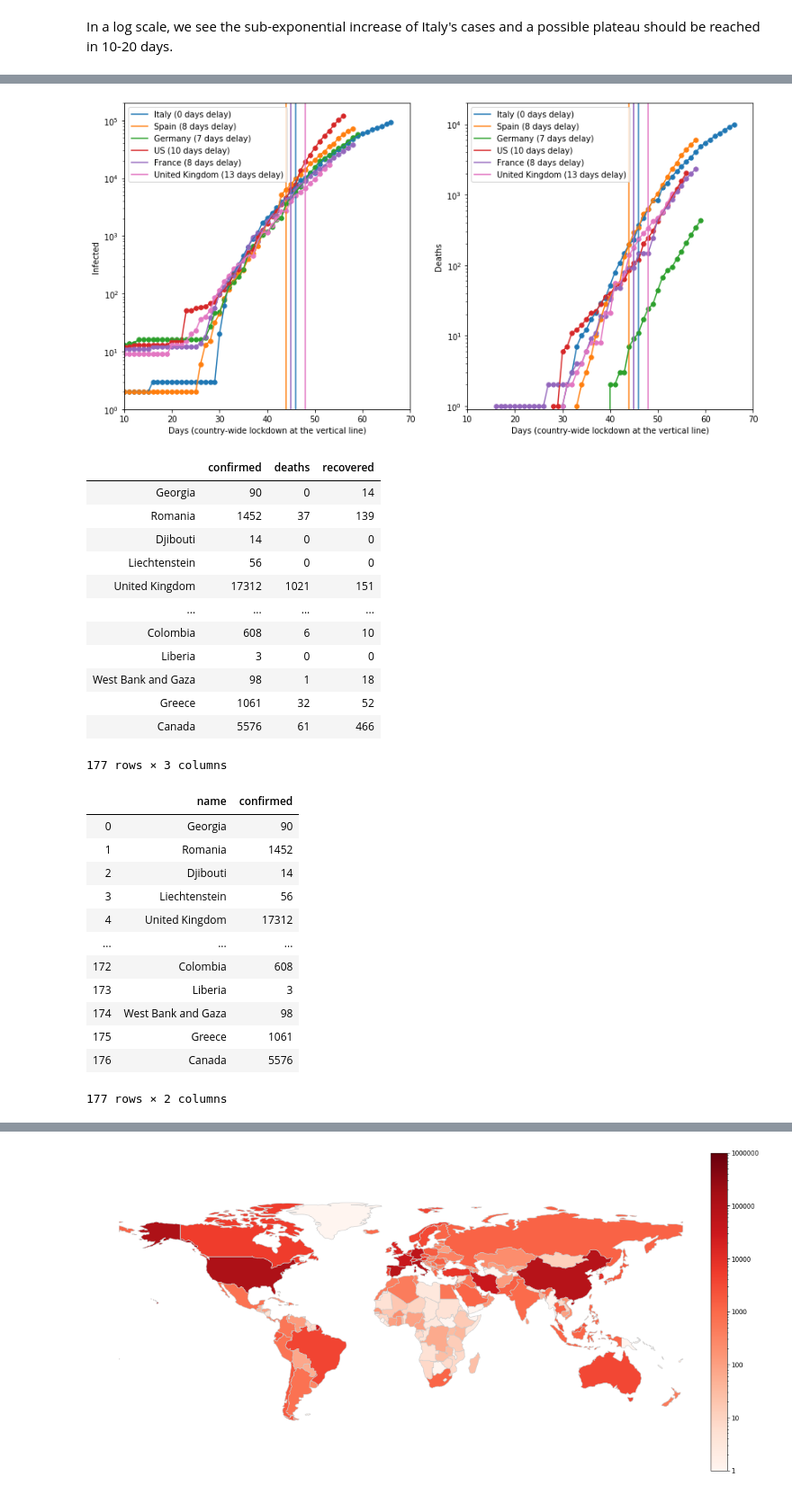
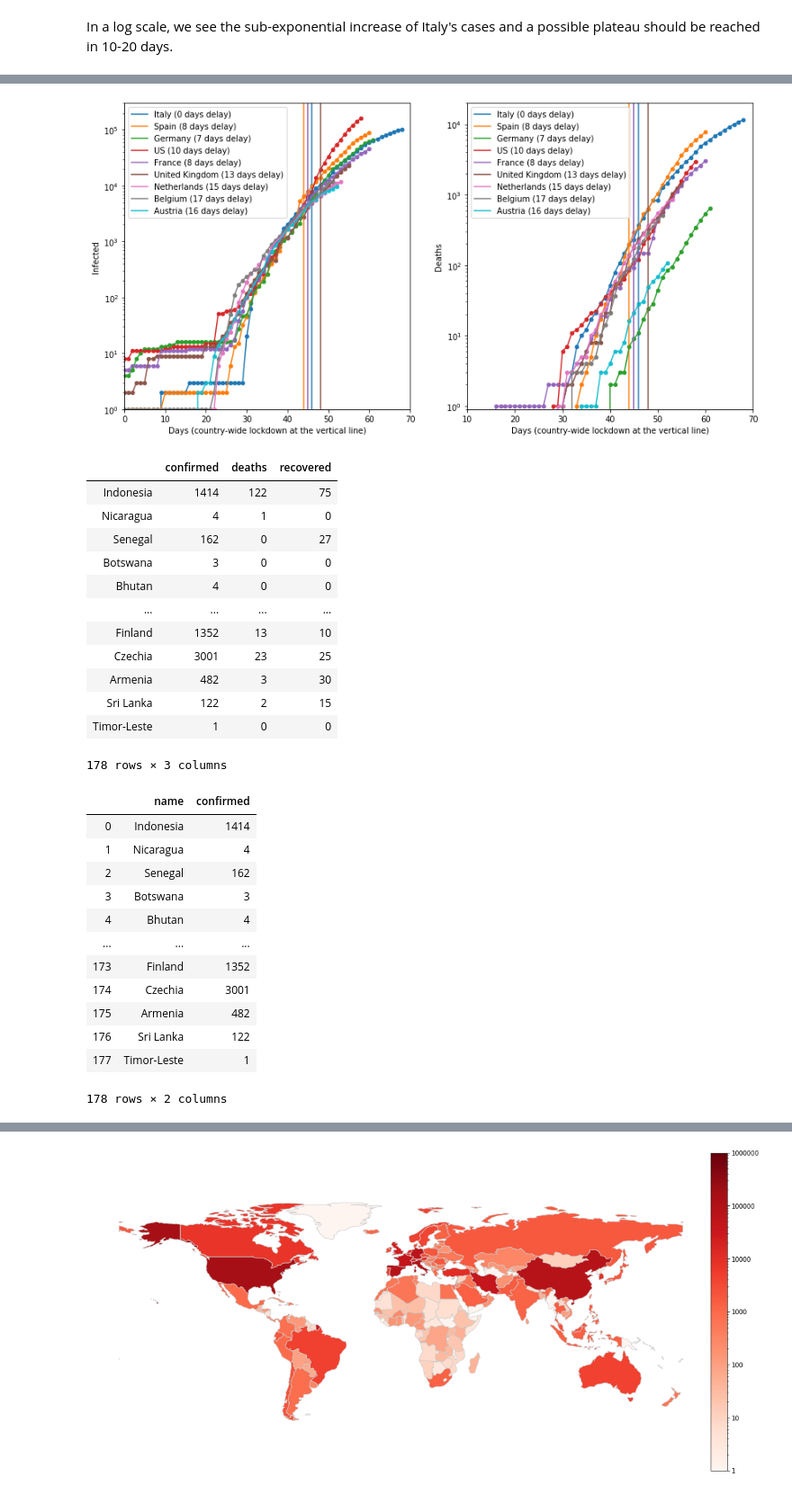
Before and after one commit to giorgionicoletti/COVID-19_preliminary, a Jupyter notebook: analysis.ipynb, the cells around one changed output, grey strips where cells are left out. Shown at 90% size. Cells and saved outputs as stored; diff of their text form; code cells hidden in the pictures.

Commit message:
Data updated to 30-03-2020

```diff
--- a/analysis.ipynb
+++ b/analysis.ipynb
@@ -67,2 +67,17 @@ plt.show()
 # %% [markdown]
 In a log scale, we see the sub-exponential increase of Italy's cases and a possible plateau should be reached in 10-20 days.
+# %%
+data_it_current = []
+
+url = 'https://raw.githubusercontent.com/pcm-dpc/COVID-19/master/dati-andamento-nazionale/dpc-covid19-ita-andamento-nazionale.csv'
+csv_file = request.urlopen(url).read().decode('utf8').split('\n')
+csv_reader = csv.DictReader(csv_file)
+
+for row in csv_reader:
+    data_it_current.append(int(row['totale_attualmente_positivi']))
+
+plt.scatter(days_it, data_it_current, label = 'Italy', s = 20)
+plt.xlabel('Days')
+plt.ylabel('Currently infected')
+plt.legend()
+plt.show()
@@ -69,7 +86,7 @@ In a log scale, we see the sub-exponential increase of Italy's cases and a possi
 # %%
 url = 'https://raw.githubusercontent.com/CSSEGISandData/COVID-19/master/csse_covid_19_data/csse_covid_19_time_series/time_series_covid19_confirmed_global.csv'
 
-clist = ['Italy', 'Spain', 'Germany', 'US', 'France', 'United Kingdom']
+clist = ['Italy', 'Spain', 'Germany', 'US', 'France', 'United Kingdom', 'Netherlands', 'Belgium', 'Austria']
 tlist = []
 
 for country in clist:
@@ -83,7 +100,6 @@ for country in clist:
     tlist.append(np.sum(temp, axis = 0))
 # %%
 url= 'https://raw.githubusercontent.com/CSSEGISandData/COVID-19/master/csse_covid_19_data/csse_covid_19_time_series/time_series_covid19_deaths_global.csv'
-clist = ['Italy', 'Spain', 'Germany', 'US', 'France', 'United Kingdom']
 dlist = []
 
 for country in clist:
@@ -97,44 +113,44 @@ for country in clist:
     dlist.append(np.sum(temp, axis = 0))
 # %%
 days = [np.arange(0, len(t), 1) for t in tlist]
-days_t = [0, 8, 7, 10, 8, 13]
-ld_list = [46, 52, None, None, 53, 61] # 46 is the index for 09/03, 52 for 15/03
-                                         # 61 for 24/03
+days_t = [0, 8, 7, 10, 8, 13, 15, 17, 16]
+ld_list = [46, 52, None, None, 53, 61, None, None, None] # 46 is the index for 09/03, 52 for 15/03
+                                                        # 61 for 24/03
 
 colorlist = plt.cm.tab10(np.linspace(0,len(days_t)/10,len(days_t)))
 fig, ax = plt.subplots(nrows = 1, ncols = 2, figsize = (14,7))
 
 for x, y, l, dt, ld, c in zip(days, tlist, clist, days_t, ld_list, colorlist):
     ax[0].plot(x-dt,y, label = l + ' (' + str(dt) + ' days delay)', color = c)
-    ax[0].scatter(x-dt,y, color = c, s= 30)
+    ax[0].scatter(x-dt,y, color = c, s= 20)
     if ld != None:
         ax[0].axvline(x=ld-dt, color = c)
 
 ax[0].set_xlabel('Days (country-wide lockdown at the vertical line)')
 ax[0].set_ylabel('Infected')
 ax[0].set_yscale('log')
-ax[0].set_xlim(10,70)
-ax[0].set_ylim(1,200000)
+ax[0].set_xlim(0,70)
+ax[0].set_ylim(1,300000)
 ax[0].legend(loc = 2)
 
 for x, y, l, dt, ld, c in zip(days, dlist, clist, days_t, ld_list, colorlist):
     ax[1].plot(x-dt,y, label = l + ' (' + str(dt) + ' days delay)', color = c)
-    ax[1].scatter(x-dt,y, color = c, s = 30)
+    ax[1].scatter(x-dt,y, color = c, s = 20)
     if ld != None:
         ax[1].axvline(x=ld-dt, color = c)
 
 ax[1].set_xlabel('Days (country-wide lockdown at the vertical line)')
 ax[1].set_ylabel('Deaths')
 ax[1].set_yscale('log')
 ax[1].set_xlim(10,70)
 ax[1].set_ylim(0.9,20000)
 ax[1].legend(loc = 2)
 
 
 plt.savefig('countries.png', dpi = 300, bbox_inches = 'tight')
 plt.show()
 # %% [output]
-[figure, old version]
+[figure, new version]
 # %%
 def read_country_data(country_name, url_list, fnames):
     data = []
@@ -179,18 +195,18 @@ cworld_df = current_world_df()
 cworld_df
 # %% [output]
 |  | confirmed | deaths | recovered |
-| Georgia | 90 | 0 | 14 |
-| Romania | 1452 | 37 | 139 |
-| Djibouti | 14 | 0 | 0 |
-| Liechtenstein | 56 | 0 | 0 |
-| United Kingdom | 17312 | 1021 | 151 |
+| Indonesia | 1414 | 122 | 75 |
+| Nicaragua | 4 | 1 | 0 |
+| Senegal | 162 | 0 | 27 |
+| Botswana | 3 | 0 | 0 |
+| Bhutan | 4 | 0 | 0 |
 | ... | ... | ... | ... |
-| Colombia | 608 | 6 | 10 |
-| Liberia | 3 | 0 | 0 |
-| West Bank and Gaza | 98 | 1 | 18 |
-| Greece | 1061 | 32 | 52 |
-| Canada | 5576 | 61 | 466 |
+| Finland | 1352 | 13 | 10 |
+| Czechia | 3001 | 23 | 25 |
+| Armenia | 482 | 3 | 30 |
+| Sri Lanka | 122 | 2 | 15 |
+| Timor-Leste | 1 | 0 | 0 |
-177 rows × 3 columns
+178 rows × 3 columns
 # %%
 def get_df_data(df, fname, new_name = 'Regions'):
     tlist = df[fname].to_list()
@@ -203,18 +219,18 @@ def get_df_data(df, fname, new_name = 'Regions'):
 get_df_data(cworld_df, 'confirmed', new_name = 'name')
 # %% [output]
 |  | name | confirmed |
-| 0 | Georgia | 90 |
-| 1 | Romania | 1452 |
-| 2 | Djibouti | 14 |
-| 3 | Liechtenstein | 56 |
-| 4 | United Kingdom | 17312 |
+| 0 | Indonesia | 1414 |
+| 1 | Nicaragua | 4 |
+| 2 | Senegal | 162 |
+| 3 | Botswana | 3 |
+| 4 | Bhutan | 4 |
 | ... | ... | ... |
-| 172 | Colombia | 608 |
-| 173 | Liberia | 3 |
-| 174 | West Bank and Gaza | 98 |
-| 175 | Greece | 1061 |
-| 176 | Canada | 5576 |
+| 173 | Finland | 1352 |
+| 174 | Czechia | 3001 |
+| 175 | Armenia | 482 |
+| 176 | Sri Lanka | 122 |
+| 177 | Timor-Leste | 1 |
-177 rows × 2 columns
+178 rows × 2 columns
 # %%
 worldmap_df = gpd.read_file(gpd.datasets.get_path('naturalearth_lowres'))
 
```
Also changed, not shown: parts of 21 cells of this notebook.
